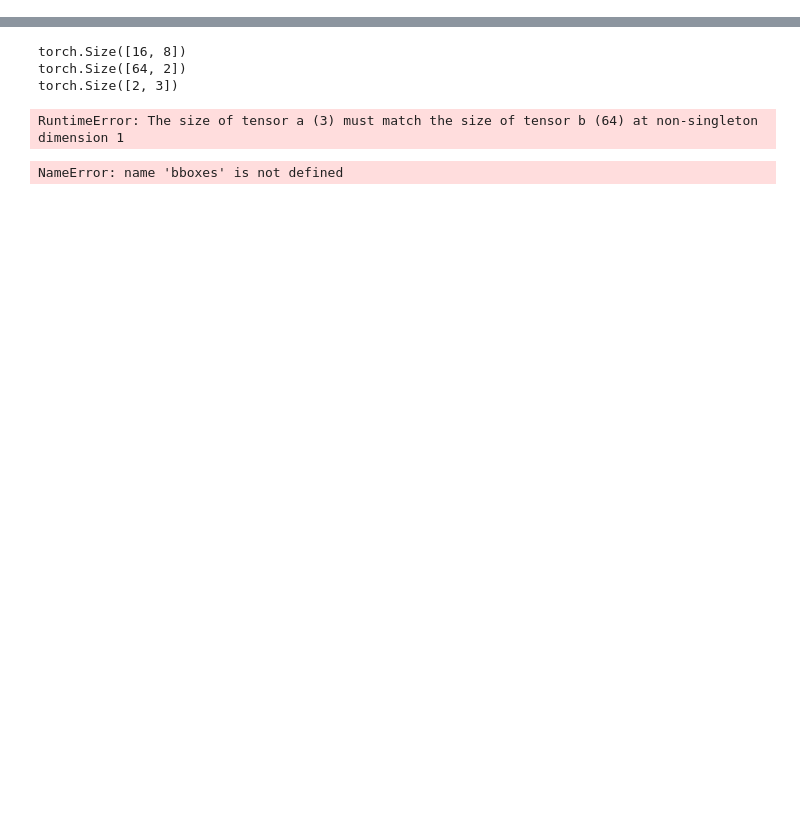
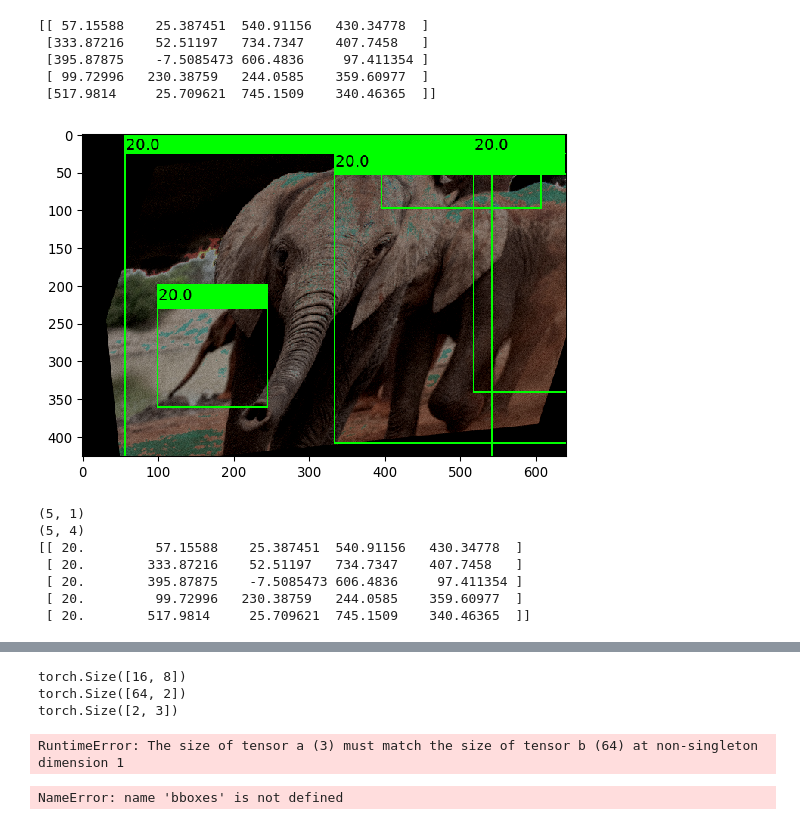
Before and after one commit to kostas1515/yolo_on_coco, a Jupyter notebook: coco.ipynb, the cells around one changed output, grey strips where cells are left out. Saved outputs shown, nothing was run; the diff lists cells and outputs as text; code cells hidden in the pictures; blank space fills up the shorter version.

```diff
--- a/coco.ipynb
+++ b/coco.ipynb
@@ -11,20 +10,31 @@ IndentationError: unexpected indent (helper.py, line 312)
 # %%
-label_path='../labels/coco/labels/val2017/000000003156.txt'
+label_path='../labels/coco/labels/val2017/000000007108.txt'
 with open(label_path) as box:
     box=box.read()
     box=pd.DataFrame([x.split() for x in box.rstrip('\n').split('\n')],columns=['class','xc','yc','w','h'])
 
 b= box.values.astype(np.float32)
+bboxes=b
 b=torch.tensor(b)
 labels = b.T[0].reshape(b.shape[0], 1)
 one_hot_target = (labels == torch.arange(80).reshape(1, 80)).float()
 conf=torch.ones([b.shape[0],1])
 boxes=torch.cat((b.T[1:],conf.T,one_hot_target.T)).T
 
-img_path='../images/val2017/000000003156.jpg'
+img_path='../images/val2017/000000007108.jpg'
 img=cv2.imread(img_path)[:,:,::-1]
 
 sample={'images': img,
         'boxes': boxes}
 
-print(sample['boxes'])
+(h,w,c)=img.shape
+
+bboxes[:,1]=bboxes[:,1]*w
+bboxes[:,2]=bboxes[:,2]*h
+bboxes[:,3]=bboxes[:,3]*w
+bboxes[:,4]=bboxes[:,4]*h
+bboxes[:,1]=bboxes[:,1]-bboxes[:,3]/2
+bboxes[:,2]=bboxes[:,2]-bboxes[:,4]/2
+bboxes[:,3]=bboxes[:,1]+bboxes[:,3]
+bboxes[:,4]=bboxes[:,2]+bboxes[:,4]
+print(bboxes)
@@ -30,0 +113,23 @@ print(sample['boxes'])
+# %%
+new_bboxes=bbs_aug.to_xyxy_array()
+bbs_aug=bbs_aug.remove_out_of_image()
+
+ia.imshow(bbs_aug.draw_on_image(image_aug, size=2))
+
+labels=np.array([[box.label for box in bbs_aug.bounding_boxes]]).T
+new_bboxes=bbs_aug.to_xyxy_array()
+np.hstack((labels,new_bboxes))
+# %% [output]
+[[ 57.15588    25.387451  540.91156   430.34778  ]
+ [333.87216    52.51197   734.7347    407.7458   ]
+ [395.87875    -7.5085473 606.4836     97.411354 ]
+ [ 99.72996   230.38759   244.0585    359.60977  ]
+ [517.9814     25.709621  745.1509    340.46365  ]]
+[figure, added]
+(5, 1)
+(5, 4)
+[[ 20.         57.15588    25.387451  540.91156   430.34778  ]
+ [ 20.        333.87216    52.51197   734.7347    407.7458   ]
+ [ 20.        395.87875    -7.5085473 606.4836     97.411354 ]
+ [ 20.         99.72996   230.38759   244.0585    359.60977  ]
+ [ 20.        517.9814     25.709621  745.1509    340.46365  ]]
```
Also changed, not shown: parts of 15 cells of this notebook, 3 other files.
